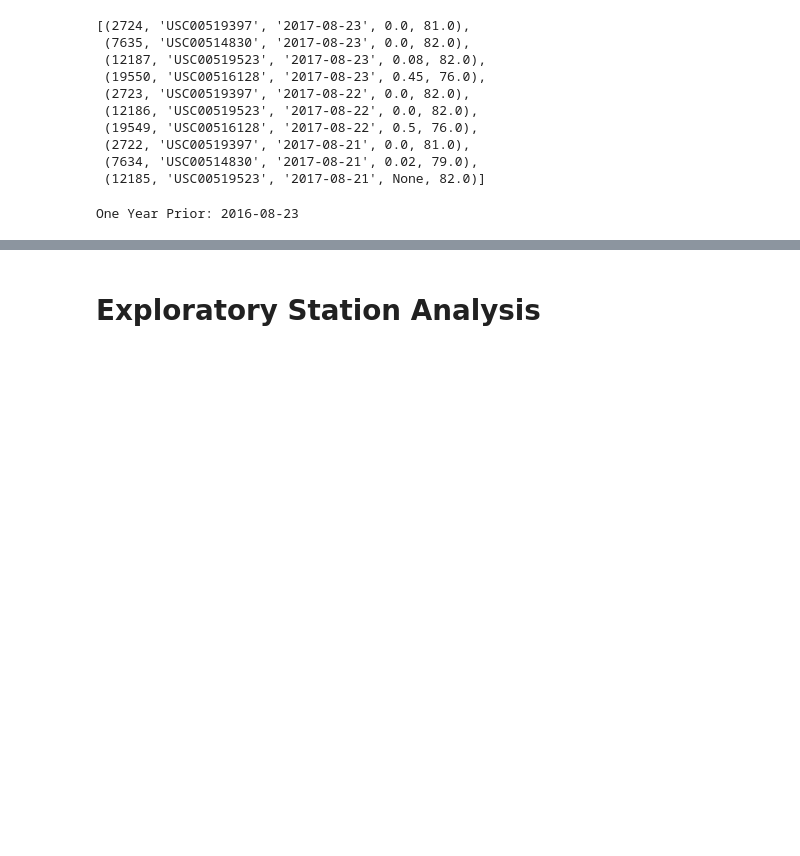
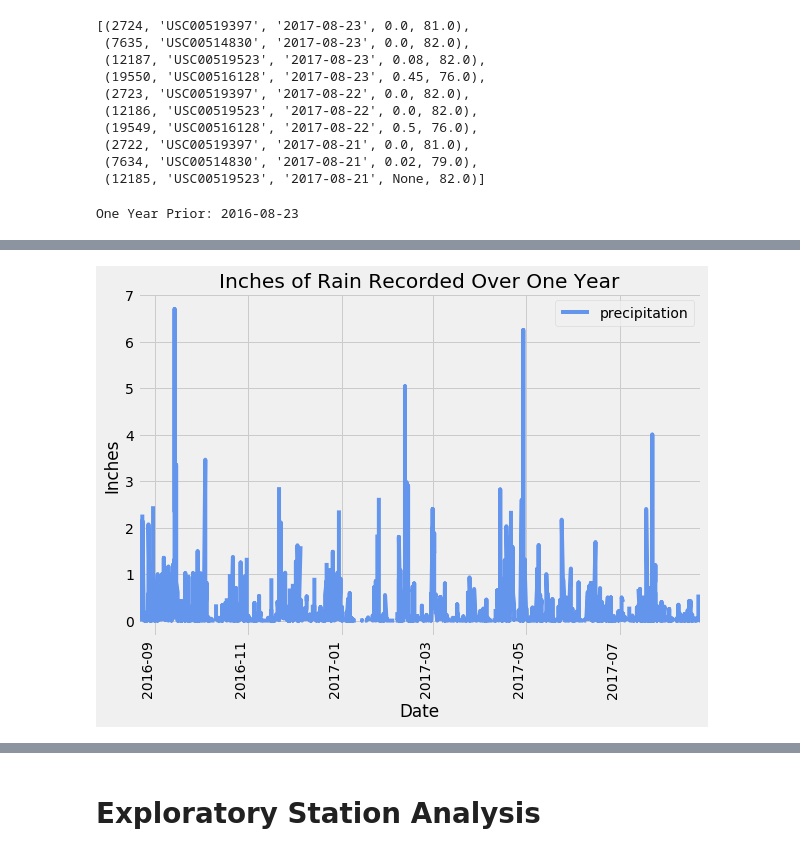
Before and after one commit to larsonki/sqlalchemy-challenge, a Jupyter notebook: climate_starter.ipynb, the cells around one changed output, grey strips where cells are left out. Cells and saved outputs as stored; diff of their text form; code cells hidden in the pictures; blank space fills up the shorter version.

```diff
--- a/climate_starter.ipynb
+++ b/climate_starter.ipynb
@@ -156,3 +128,13 @@ one_year_df
+# %%
+# Use Pandas Plotting with Matplotlib to plot the data
+one_year_df.plot(color="cornflowerblue", title="Inches of Rain Recorded Over One Year", rot=90, figsize=(9,7))
+plt.xlim(year_ago -  dt.timedelta(days=2), year_ago + dt.timedelta(days=365))
+plt.legend(loc="upper right")
+plt.ylabel("Inches")
+plt.xlabel("Date")
+plt.show()
+# %% [output]
+[figure, added]
 # %%
 # Use Pandas to calcualte the summary statistics for the precipitation data
 one_year_df.describe()
```
Also changed, not shown: parts of 9 cells of this notebook, 1 other file.
